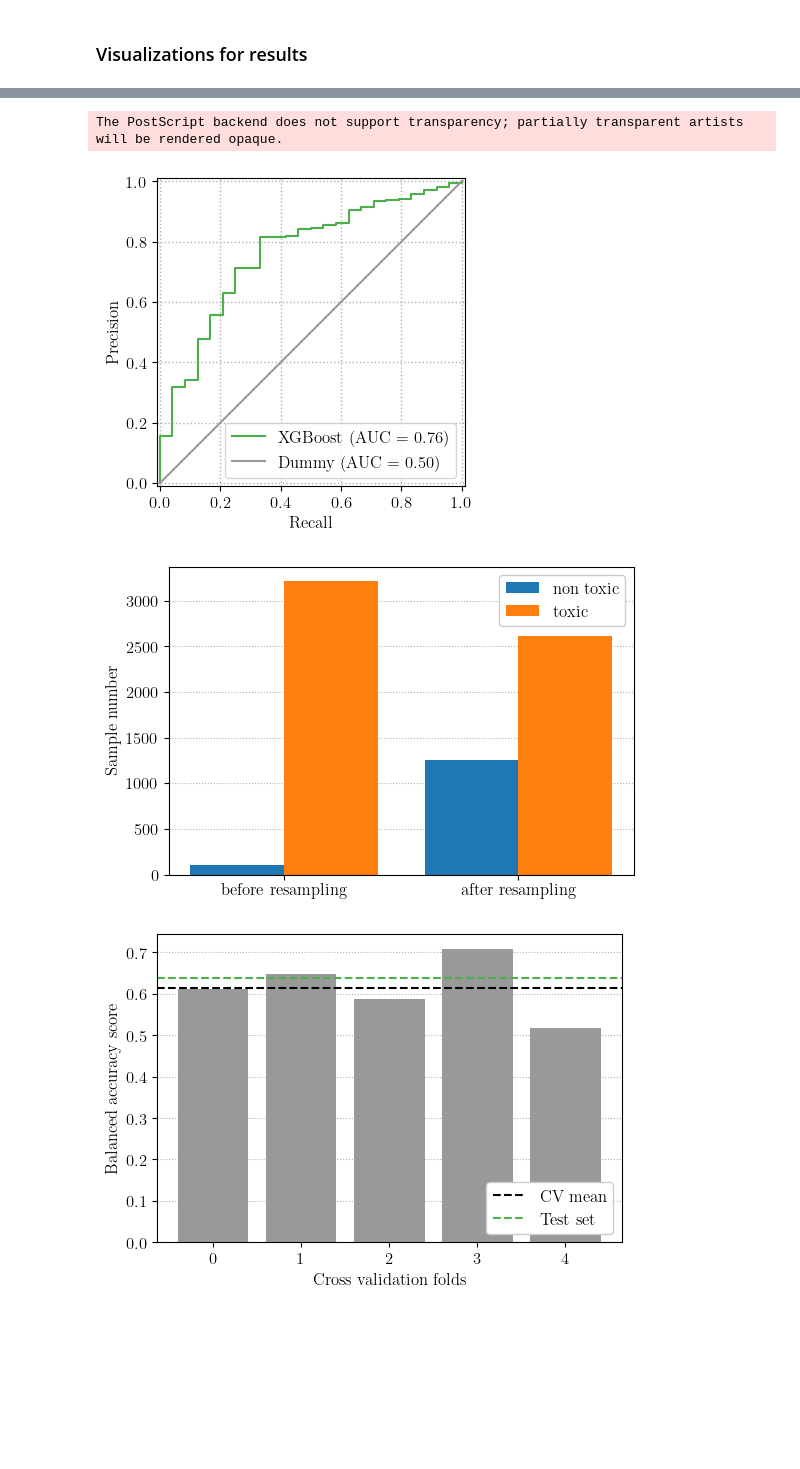
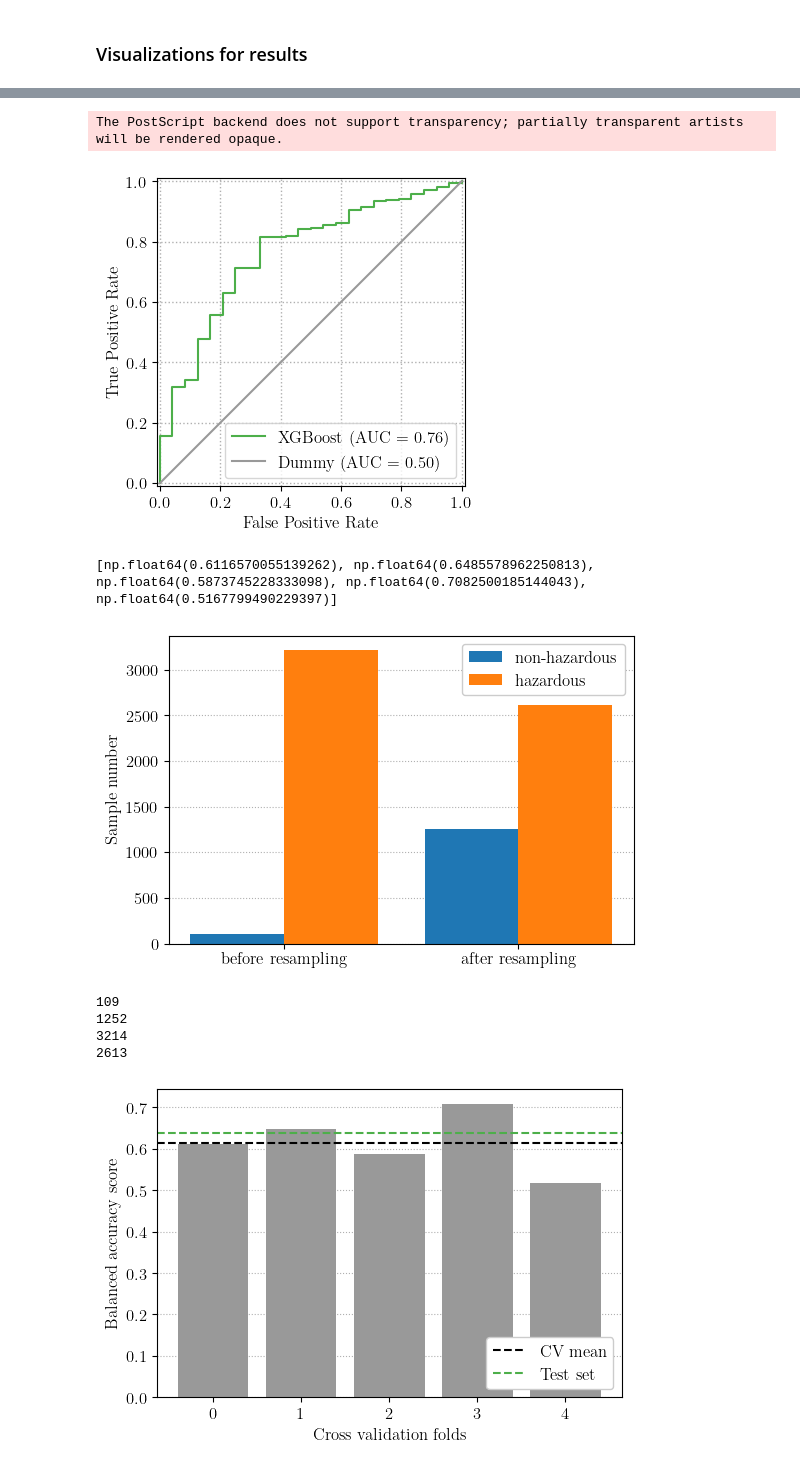
Before and after one commit to ameliehuebner/plastchem-project, a Jupyter notebook: analysis/predict_visual.ipynb, the cells around one changed output, grey strips where cells are left out. Drawn from its saved outputs; the diff is of its cells as text; code cells hidden in the pictures; blank space fills up the shorter version.

```diff
--- a/analysis/predict_visual.ipynb
+++ b/analysis/predict_visual.ipynb
@@ -83,35 +96,55 @@ ax.grid(zorder=0,linestyle='dotted', linewidth=1)
 RocCurveDisplay.from_predictions(y_test, test_probs[:, 1], name="XGBoost", ax=ax, plot_chance_level=False, curve_kwargs={"c":"#4daf4a"})
 RocCurveDisplay.from_predictions(y_test, dummy_probs[:, 1], name="Dummy", ax=ax, curve_kwargs={"c":"#999999"})
 ax.legend()
-ax.set_xlabel("Recall")
-ax.set_ylabel("Precision")
+ax.set_xlabel("False Positive Rate")
+ax.set_ylabel("True Positive Rate")
 plt.savefig(Path.cwd() / "../report/roc_auc.eps", format="eps")
 # %% [output]
 The PostScript backend does not support transparency; partially transparent artists will be rendered opaque.
-[figure, old version]
+[figure, new version]
 # %%
 best_model = search.best_estimator_
+best_idx = search.best_index_
+
+fold_scores = [
+    search.cv_results_[f"split{i}_test_score"][best_idx]
+    for i in range(5)
+]
+
+print(fold_scores)
+# %% [output]
+[np.float64(0.6116570055139262), np.float64(0.6485578962250813), np.float64(0.5873745228333098), np.float64(0.7082500185144043), np.float64(0.5167799490229397)]
 # %%
 # SMOTE effect
 before = Counter(y_exploration)
 X_p = best_model.named_steps["pca"].fit_transform(X_exploration)
 X_e, y_e = best_model.named_steps["smoteenn"].fit_resample(X_p, y_exploration)
 after = Counter(y_e)
 
 labels = sorted(before)
 fig, ax = plt.subplots(figsize=(6,4))
 x = np.arange(len(labels))
 ax.grid(axis="y", zorder=0, linestyle="dotted")
-ax.bar(x-0.2, [before[0], after[0]], width=0.4, label="non toxic", zorder=2)
-ax.bar(x+0.2, [before[1], after[1]], width=0.4, label="toxic", zorder=2)
+ax.bar(x-0.2, [before[0], after[0]], width=0.4, label="non-hazardous", zorder=2)
+ax.bar(x+0.2, [before[1], after[1]], width=0.4, label="hazardous", zorder=2)
 ax.set_xticks(x, ['before resampling', 'after resampling'])
 ax.legend(loc="upper right", framealpha=1)
 #ax.set_xlabel("Effect of SMOTE + ENN")
 ax.set_ylabel("Sample number")
 #ax.set_title("Sample amount before and after resampling")
 plt.savefig(Path.cwd() / "../report/smote_effect.eps", format="eps")
 # %% [output]
-[figure, old version]
+[figure, new version]
+# %%
+print(before[0])
+print(after[0])
+print(before[1])
+print(after[1])
+# %% [output]
+109
+1252
+3214
+2613
 # %%
 # CV Performance
 best_idx = search.best_index_
```
Also changed, not shown: parts of 8 cells of this notebook, 37 other files.
